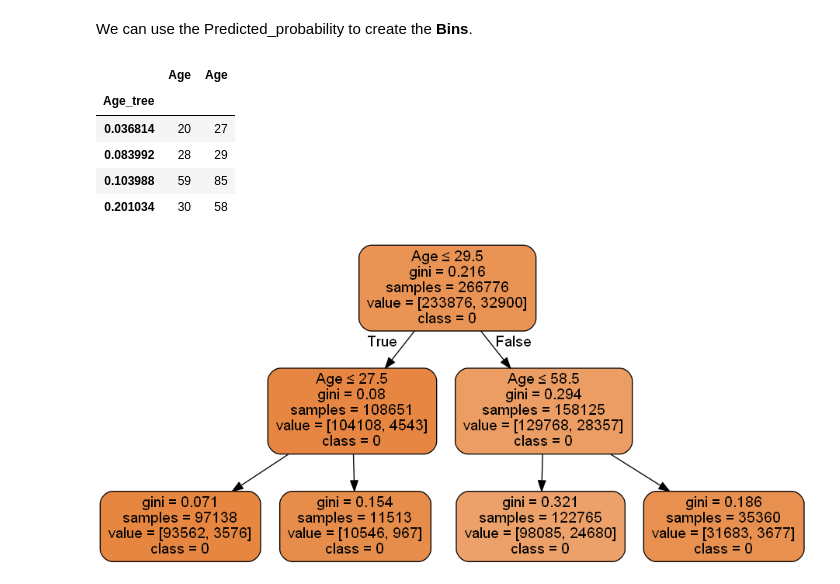
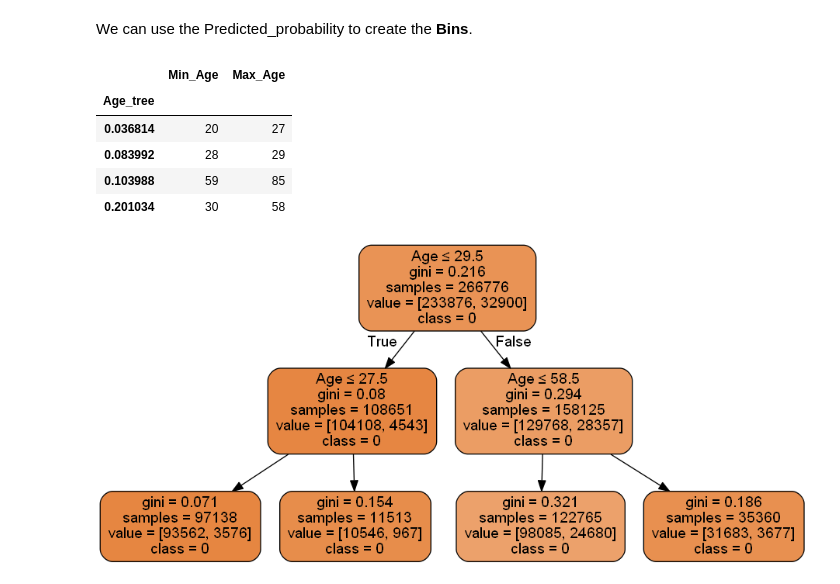
Before and after one commit to dishaaagarwal/Cross-Sell-Prediction-Machine-Learning, a Jupyter notebook: Cross-Sell Prediction.ipynb, the cells around one changed output. Cells and saved outputs as stored; diff of their text form; code cells hidden in the pictures.

```diff
--- a/Cross-Sell Prediction.ipynb
+++ b/Cross-Sell Prediction.ipynb
@@ -374,16 +365,19 @@ plt.show()
 ##### We can see that the new column: Age_tree is a good predictor of the Target.
 # %% [markdown]
 We can use the Predicted_probability to create the **Bins**.
+# %%
+age_limit=pd.DataFrame({'Min_Age':x_train.groupby('Age_tree')['Age'].min(),'Max_Age':x_train.groupby('Age_tree')['Age'].max()})
+age_limit
+# %% [output]
+|  | Min_Age | Max_Age |
+| Age_tree |  |  |
+| 0.036814 | 20 | 27 |
+| 0.083992 | 28 | 29 |
+| 0.103988 | 59 | 85 |
+| 0.201034 | 30 | 58 |
 # %%
-age_limit=pd.concat([x_train.groupby('Age_tree')['Age'].min(),x_train.groupby('Age_tree')['Age'].max()],axis=1)
-age_limit
+# age_limit=pd.concat([x_train.groupby('Age_tree')['Age'].min(),x_train.groupby('Age_tree')['Age'].max()],axis=1)
+# age_limit
-# %% [output]
-|  | Age | Age |
-| Age_tree |  |  |
-| 0.036814 | 20 | 27 |
-| 0.083992 | 28 | 29 |
-| 0.103988 | 59 | 85 |
-| 0.201034 | 30 | 58 |
 # %%
 from sklearn.tree import export_graphviz
 from six import StringIO
```
Also changed, not shown: parts of 4 cells of this notebook.
